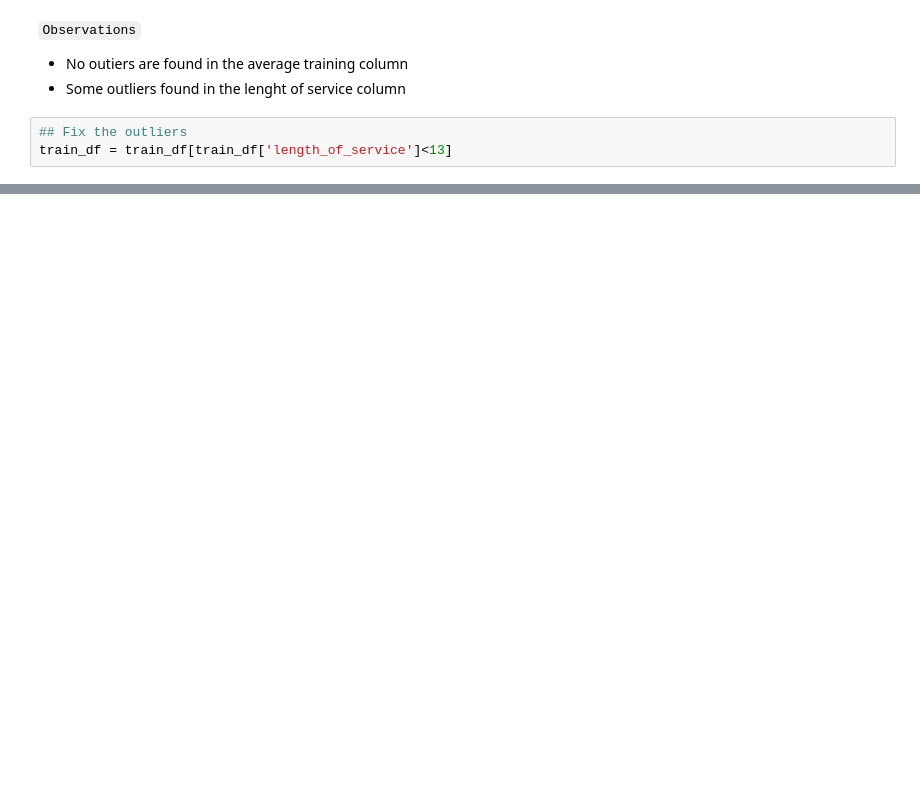
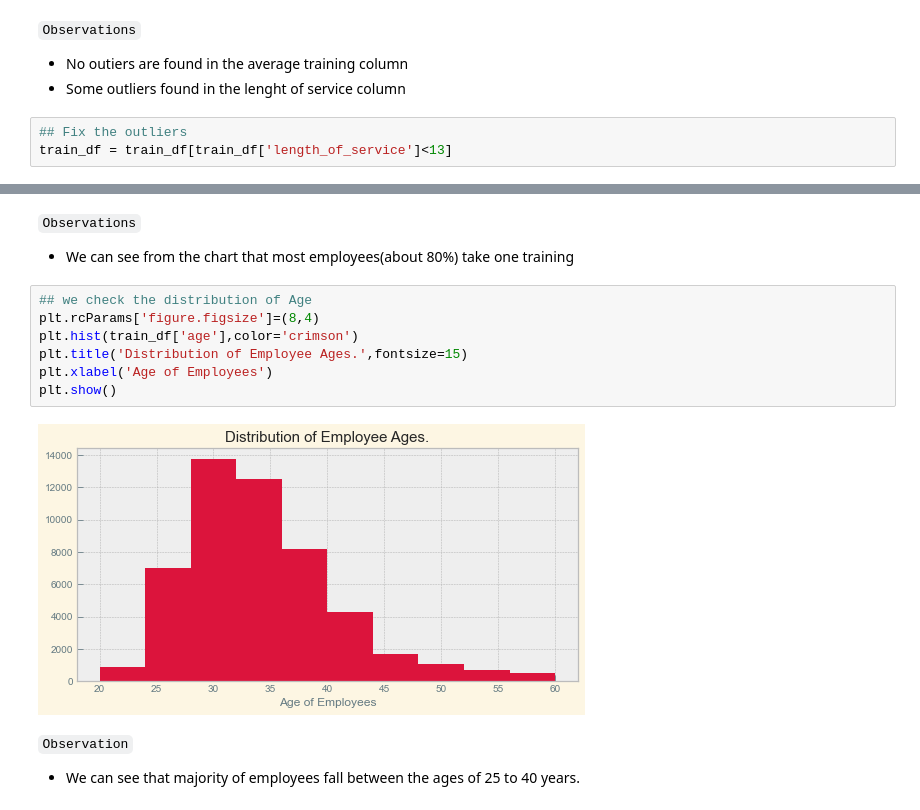
Before and after one commit to raiyan-aegon/My-Portfolio, a Jupyter notebook: Python/Machine Learning/Employee Promotion Prediction/employee_promotion.ipynb, the cells around one changed output, grey strips where cells are left out. Drawn from its saved outputs; the diff is of its cells as text; blank space fills up the shorter version.

```diff
--- a/Python/Machine Learning/Employee Promotion Prediction/employee_promotion.ipynb
+++ b/Python/Machine Learning/Employee Promotion Prediction/employee_promotion.ipynb
@@ -318,0 +376,15 @@ Text(0.5, 0.98, 'After Handling Outliers')
+# %% [markdown]
+`Observations`
+* We can see from the chart that most employees(about 80%) take one training
+# %%
+## we check the distribution of Age
+plt.rcParams['figure.figsize']=(8,4)
+plt.hist(train_df['age'],color='crimson')
+plt.title('Distribution of Employee Ages.',fontsize=15)
+plt.xlabel('Age of Employees')
+plt.show()
+# %% [output]
+[figure, added]
+# %% [markdown]
+`Observation`
+* We can see that majority of employees fall between the ages of 25 to 40 years.
```
Also changed, not shown: parts of 41 cells of this notebook.
